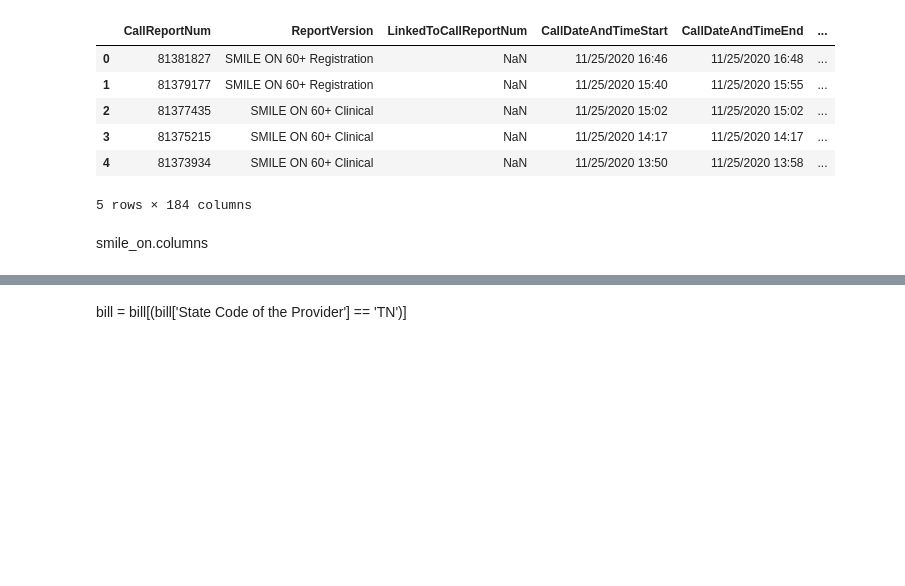
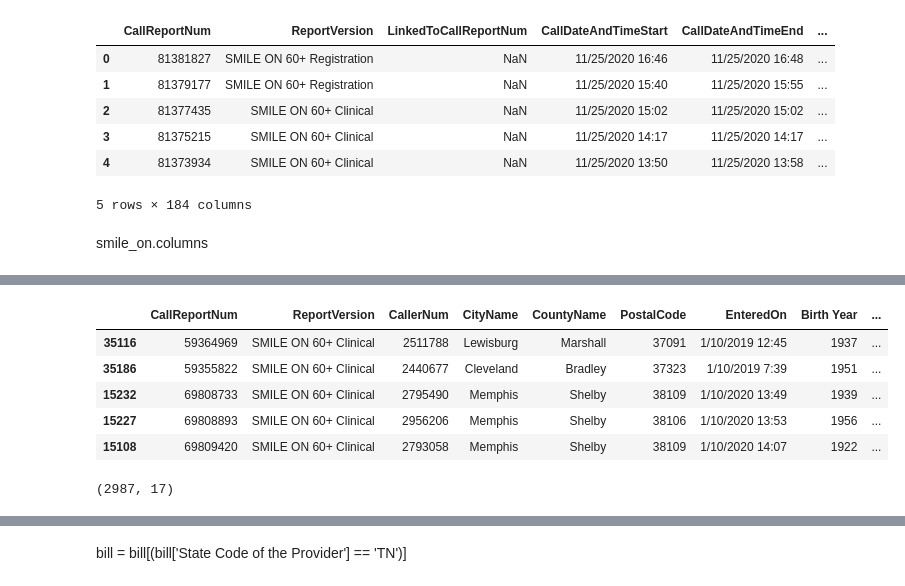
Before and after one commit to bsfcs/smile-on-aquaman, a Jupyter notebook: notebooks/SmileOn_EDA .ipynb, the cells around one changed output, grey strips where cells are left out. Drawn from its saved outputs; the diff is of its cells as text; code cells hidden in the pictures; blank space fills up the shorter version.

```diff
--- a/notebooks/SmileOn_EDA .ipynb
+++ b/notebooks/SmileOn_EDA .ipynb
@@ -184,0 +107,19 @@ Name: CallerNum, Length: 5417, dtype: int64
+# %%
+treatment_plan = so_1.loc[so_1['Treatment Plan - Is the treatment plan completed?'].isin(['Yes'])]
+# %%
+treatment_plan = treatment_plan.sort_values(by = 'EnteredOn')
+# %%
+treatment_plan_patients = treatment_plan.drop_duplicates(['CallerNum'], keep='last')
+# %%
+treatment_plan_patients.head()
+# %% [output]
+|  | CallReportNum | ReportVersion | CallerNum | CityName | CountyName | PostalCode | EnteredOn | Birth Year | ... |
+| 35116 | 59364969 | SMILE ON 60+ Clinical | 2511788 | Lewisburg | Marshall | 37091 | 1/10/2019 12:45 | 1937 | ... |
+| 35186 | 59355822 | SMILE ON 60+ Clinical | 2440677 | Cleveland | Bradley | 37323 | 1/10/2019 7:39 | 1951 | ... |
+| 15232 | 69808733 | SMILE ON 60+ Clinical | 2795490 | Memphis | Shelby | 38109 | 1/10/2020 13:49 | 1939 | ... |
+| 15227 | 69808893 | SMILE ON 60+ Clinical | 2956206 | Memphis | Shelby | 38106 | 1/10/2020 13:53 | 1956 | ... |
+| 15108 | 69809420 | SMILE ON 60+ Clinical | 2793058 | Memphis | Shelby | 38109 | 1/10/2020 14:07 | 1922 | ... |
+# %%
+treatment_plan_patients.shape
+# %% [output]
+(2987, 17)
```
Also changed, not shown: parts of 43 cells of this notebook.
